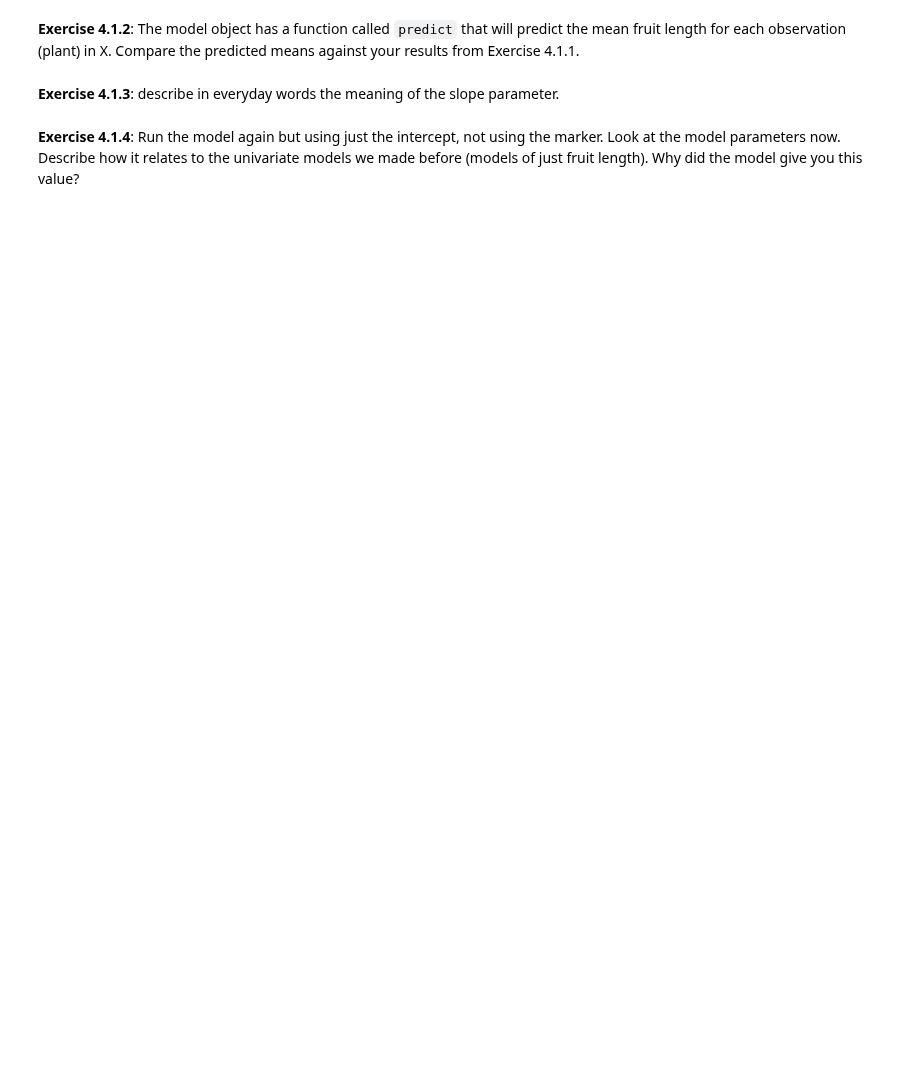
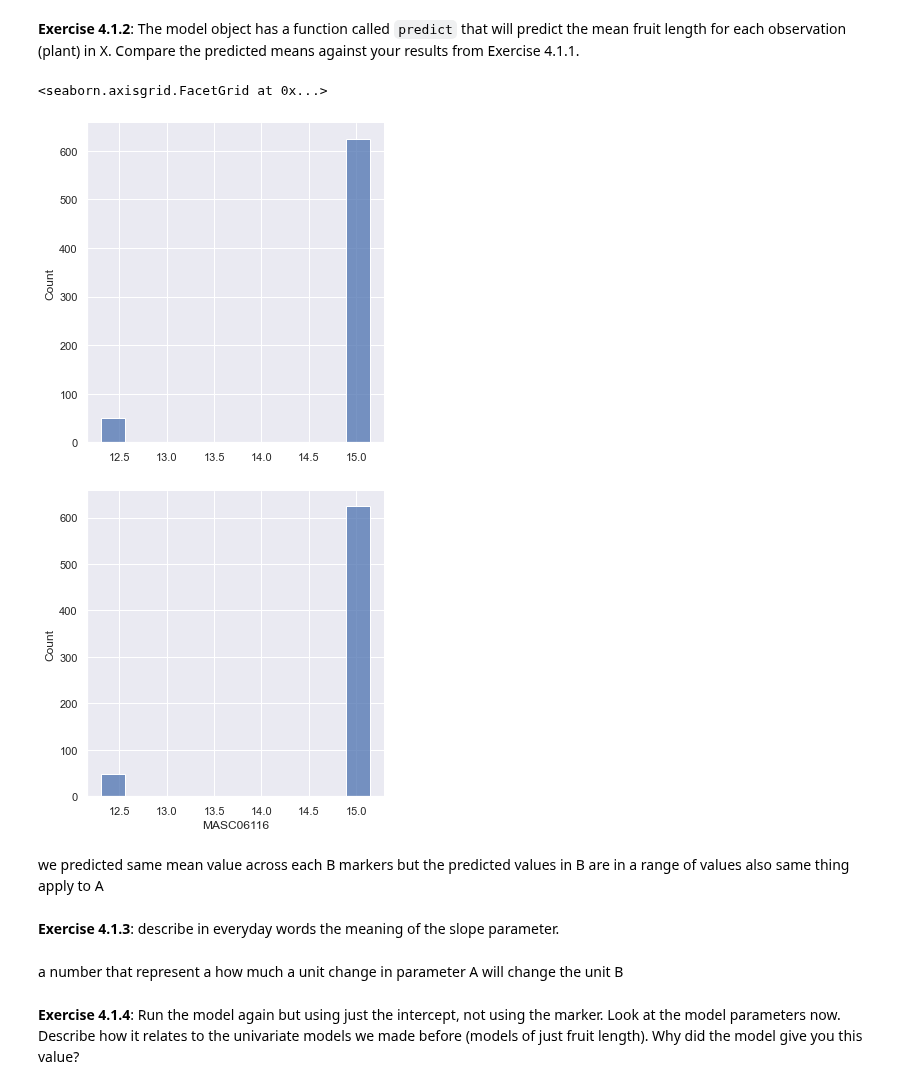
Before and after one commit to sam-delap/ds4bio, a Jupyter notebook: InClass/18_Nov8_linear_regression2.ipynb, the cells around one changed output. Drawn from its saved outputs; the diff is of its cells as text; code cells hidden in the pictures; blank space fills up the shorter version.

```diff
--- a/InClass/18_Nov8_linear_regression2.ipynb
+++ b/InClass/18_Nov8_linear_regression2.ipynb
@@ -276,3 +343,6 @@ Then we split the data up into the **feature** we want to model (fruit length) a
 *B*. Then make 2 data frames, `y` that *just* has fruit length (this is the data we are trying to model), and `X` that has the other columns but *not* the fruit length
 
 Then print out the `head()` of both
+# %%
+to_model= to_model.dropna()
+to_model
@@ -278,0 +363,3 @@ Then print out the `head()` of both
+# %%
+y = pd.DataFrame (to_model['fruit_length'])
+x = to_model.drop('fruit_length',axis=1)
@@ -279,6 +391,6 @@ Then print out the `head()` of both
 # %% [markdown]
 Now, we can use statsmodels to **fit** the best model for fruit length based on the genotype info. Note that statsmodels also uses the maximum likelihood method, but it does it in a different way.
 # %%
-model_marker = sm.OLS(y, X).fit()
+model_marker = sm.OLS(y, x).fit()
 # %% [markdown]
 The `summary()` function of the model object prints out a nice summary with lots of info... Compare the intercept (const) and slope (MASC06116) to what we got above. Also notice the log-likelihood:
@@ -290,2 +429,7 @@ model_marker.params
 # %% [markdown]
 **Exercise 4.1.1**: Use the data frame `X` and model parameters to predict the mean fruit length value for each plant, like we did in Exercise 3.2 (step 1) but now using `X` which has 2 columns, and using `model_marker.params`.
+# %%
+# Calculate the mean of each plant type
+total_mean = model_marker.params[0] + model_marker.params[1]*(to_model['MASC06116']==1.0)
+# Calculate the loc for each plant based on its genotype
+total_mean
@@ -292,8 +449,19 @@ model_marker.params
 # %% [markdown]
 **Exercise 4.1.2**: The model object has a function called `predict` that will predict the mean fruit length for each observation (plant) in X. Compare the predicted means against your results from Exercise 4.1.1.
 # %%
-predicted_values = model_marker.predict(X)
+predicted_values = model_marker.predict(x)
+total_mean
+sns.displot(predicted_values)
+sns.displot(total_mean)
+# %% [output]
+<seaborn.axisgrid.FacetGrid at 0x...>
+[figure, added]
+[figure, added]
+# %% [markdown]
+we predicted same mean value across each B markers but the predicted values in B are in a range of values also same thing apply to  A
 # %% [markdown]
 **Exercise 4.1.3**: describe in everyday words the meaning of the slope parameter.
+# %% [markdown]
+a number that represent a how much a unit change in parameter A will change the unit B
 # %% [markdown]
 **Exercise 4.1.4**: Run the model again but using just the intercept, not using the marker. Look at the model parameters now. Describe how it relates to the univariate models we made before (models of just fruit length). Why did the model give you this value?
```
Also changed, not shown: parts of 35 cells of this notebook, 2 other files.
